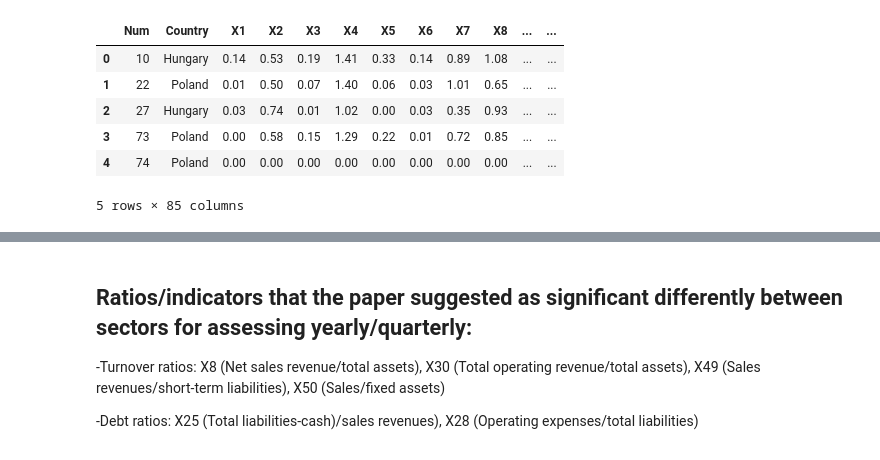
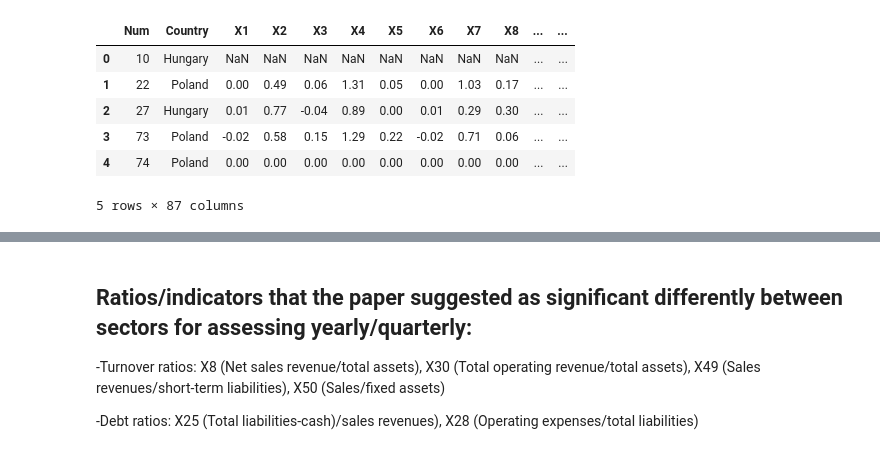
Before and after one commit to dykim3303/v4_group_class, a Jupyter notebook: V4 data/proj.ipynb, the cells around one changed output, grey strips where cells are left out. Saved outputs shown, nothing was run; the diff lists cells and outputs as text; code cells hidden in the pictures.

```diff
--- a/V4 data/proj.ipynb
+++ b/V4 data/proj.ipynb
@@ -72,23 +103,31 @@ df.shape
 # %%
+## Prepping data for EDA
+
 # Missing values are "m". We replace the missing values with NaN
-df = df.replace("m", np.nan)
+df = meta_df
+df = df.replace("m", np.nan) # to make it detectable with .isnan
+
 # Replace 0 with 0.00000000000001 to avoid dividing by 0 in log
 df = df.replace(0, 0.00000000000001)
+# Replace Czech Republic str
+df =  df.replace("'Czech Republic'", "Czech Republic")
 
 #Casting each column as its respective type
 for col_name in df.columns.tolist():
-    if col_name == 'S' or col_name == 'Num':
+    #print(col_name)
+    if col_name == 'S' or col_name == 'Num' or col_name == "yr":
         df[col_name] = df[col_name].astype(int)
-    elif col_name == 'Country': df[col_name] = df[col_name].astype(str)
+    elif col_name == 'Country' or col_name == 'quarter': df[col_name] = df[col_name].astype(str)
     else: df[col_name] = df[col_name].astype(float)
 
+
 df.head()
 # %% [output]
 |  | Num | Country | X1 | X2 | X3 | X4 | X5 | X6 | X7 | X8 | ... | ... |
-| 0 | 10 | Hungary | 0.14 | 0.53 | 0.19 | 1.41 | 0.33 | 0.14 | 0.89 | 1.08 | ... | ... |
-| 1 | 22 | Poland | 0.01 | 0.50 | 0.07 | 1.40 | 0.06 | 0.03 | 1.01 | 0.65 | ... | ... |
-| 2 | 27 | Hungary | 0.03 | 0.74 | 0.01 | 1.02 | 0.00 | 0.03 | 0.35 | 0.93 | ... | ... |
-| 3 | 73 | Poland | 0.00 | 0.58 | 0.15 | 1.29 | 0.22 | 0.01 | 0.72 | 0.85 | ... | ... |
+| 0 | 10 | Hungary | NaN | NaN | NaN | NaN | NaN | NaN | NaN | NaN | ... | ... |
+| 1 | 22 | Poland | 0.00 | 0.49 | 0.06 | 1.31 | 0.05 | 0.00 | 1.03 | 0.17 | ... | ... |
+| 2 | 27 | Hungary | 0.01 | 0.77 | -0.04 | 0.89 | 0.00 | 0.01 | 0.29 | 0.30 | ... | ... |
+| 3 | 73 | Poland | -0.02 | 0.58 | 0.15 | 1.29 | 0.22 | -0.02 | 0.71 | 0.06 | ... | ... |
 | 4 | 74 | Poland | 0.00 | 0.00 | 0.00 | 0.00 | 0.00 | 0.00 | 0.00 | 0.00 | ... | ... |
-5 rows × 85 columns
+5 rows × 87 columns
 # %%
```
Also changed, not shown: parts of 103 cells of this notebook, 17 other files.
